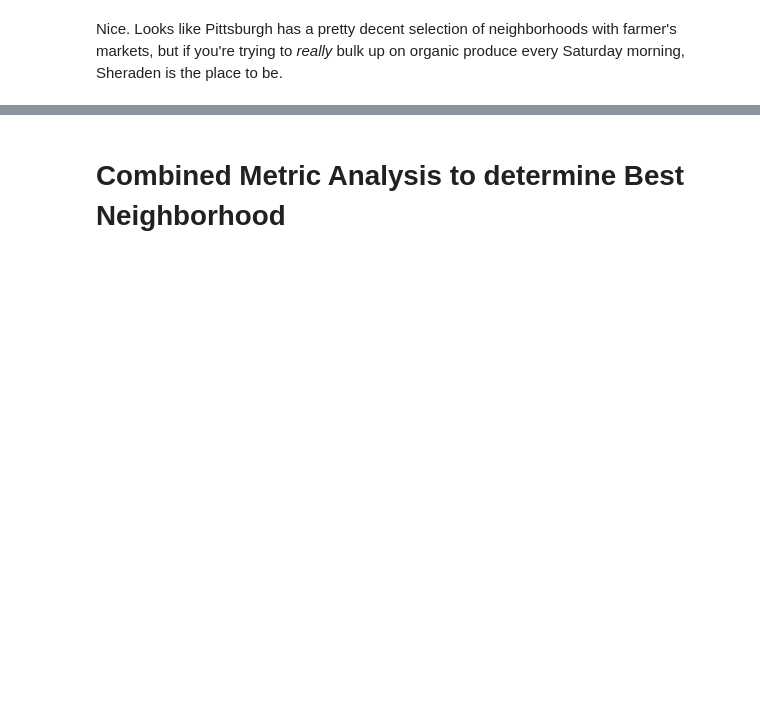
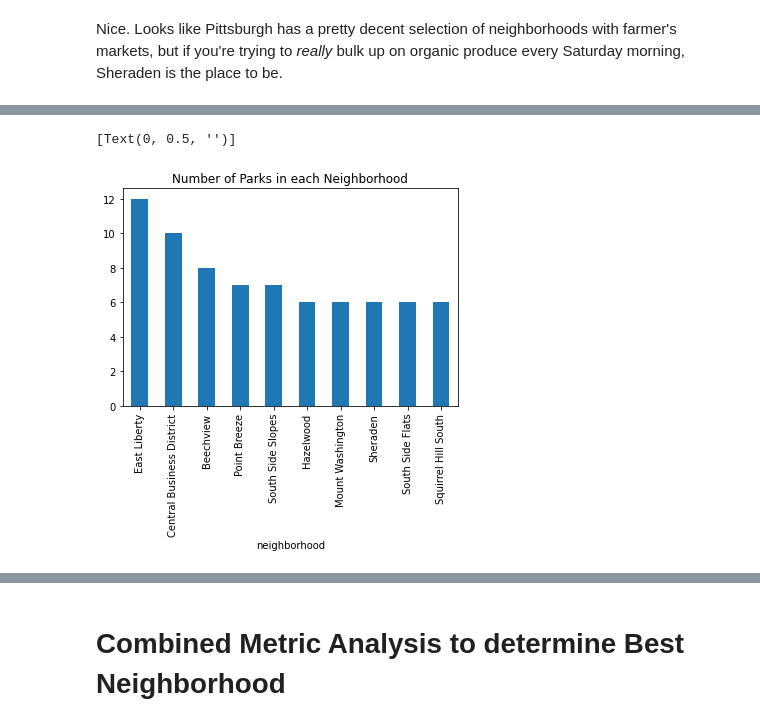
Before and after one commit to ljablunovsky/Spring-2022-CMPINF-0010-Final-Project-Notebook-, a Jupyter notebook: Combined-Final-Notebook.ipynb, the cells around one changed output, grey strips where cells are left out. Saved outputs shown, nothing was run; the diff lists cells and outputs as text; code cells hidden in the pictures; blank space fills up the shorter version.

```diff
--- a/Combined-Final-Notebook.ipynb
+++ b/Combined-Final-Notebook.ipynb
@@ -186,0 +311,5 @@ Nice. Looks like Pittsburgh has a pretty decent selection of neighborhoods with
+# %%
+# load in the Parks data file
+parks = pd.read_csv("PittsburghParks.csv", index_col="id")
+# look at the first ten rows of the data
+parks.head(10)
@@ -186,0 +329,8 @@ Nice. Looks like Pittsburgh has a pretty decent selection of neighborhoods with
+# %%
+dfParks = pd.DataFrame(parks)
+grouped2 = dfParks.groupby('neighborhood')
+
+#Calculating the number of parks in each unique neighborhood by using the "name" variable
+numParks = grouped2['name'].count()
+numParks = pd.DataFrame(numParks)
+numParks
@@ -186,0 +352,3 @@ Nice. Looks like Pittsburgh has a pretty decent selection of neighborhoods with
+# %%
+highestParks_neighborhoods = numParks['name'].nlargest(10)
+highestParks_neighborhoods
@@ -186,0 +368,5 @@ Nice. Looks like Pittsburgh has a pretty decent selection of neighborhoods with
+# %%
+highestParks_neighborhoods.plot.bar(title='Number of Parks in each Neighborhood').set(ylabel=None)
+# %% [output]
+[Text(0, 0.5, '')]
+[figure, added]
```
Also changed, not shown: parts of 27 cells of this notebook.
